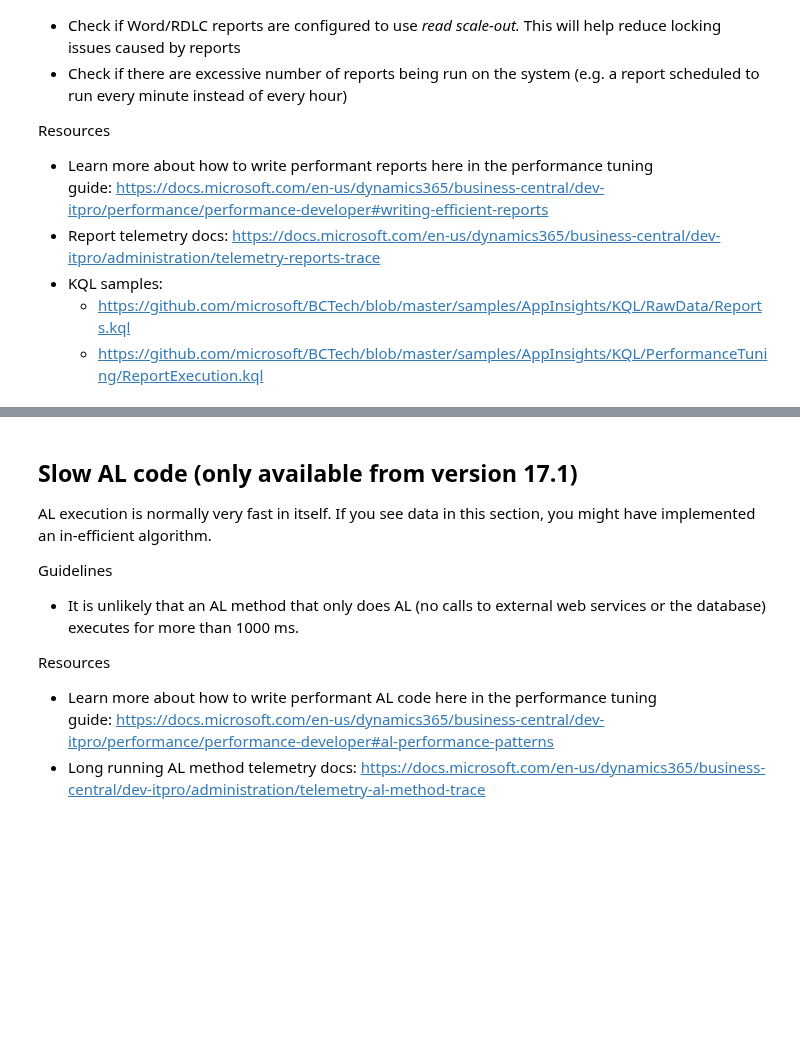
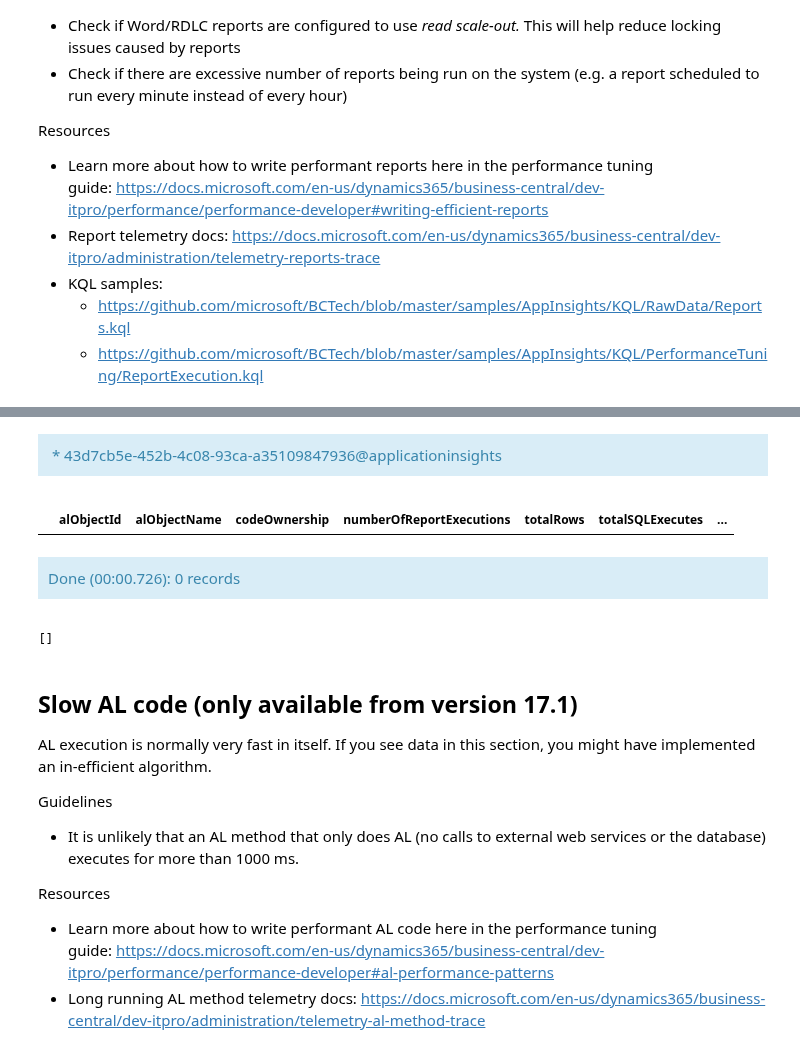
Before and after one commit to microsoft/BCTech, a Jupyter notebook: samples/AppInsights/TroubleShootingGuides/D365BC Troubleshooting Guides (TSG)/content/Performance-partner-code-TSG.ipynb, the cells around one changed output, grey strips where cells are left out. Drawn from its saved outputs; the diff is of its cells as text; code cells hidden in the pictures; blank space fills up the shorter version.

```diff
--- a/samples/AppInsights/TroubleShootingGuides/D365BC Troubleshooting Guides (TSG)/content/Performance-partner-code-TSG.ipynb
+++ b/samples/AppInsights/TroubleShootingGuides/D365BC Troubleshooting Guides (TSG)/content/Performance-partner-code-TSG.ipynb
@@ -617,34 +704,39 @@ let _startDate = startDate;
 let _endDate = endDate;
 traces
 | where 1==1
     and timestamp >= todatetime(_startDate)
     and timestamp <= todatetime(_endDate) + totimespan(24h) - totimespan(1ms)
-    and customDimensions.aadTenantId == _aadTenantId
+    and (_aadTenantId == '' or customDimensions.aadTenantId == _aadTenantId)
     and (_environmentName == '' or customDimensions.environmentName == _environmentName )
     and (_extensionId == '' or customDimensions.extensionId == _extensionId)
     and customDimensions.eventId == 'RT0006'
 | extend alObjectId = toint(customDimensions.alObjectId)
 | where alObjectId between (50000 .. 99999) or alObjectId between (1000000 .. 74999999)
 | extend codeOwnership = case(
       alObjectId between (50000 .. 99999), 'ENVIRONMENT'
     , alObjectId between (1000000 .. 69999999), 'ISV_ONPREM'
     , alObjectId between (70000000 .. 74999999), 'ISV_ONLINE'
     , 'MICROSOFT'
 )
 | project numberOfRows = toint(customDimensions.numberOfRows)
 , sqlRowsRead = toint( customDimensions.sqlRowsRead )
 , sqlExecutes = toint( customDimensions.sqlExecutes )
 , alObjectName = tostring( customDimensions.alObjectName )
 , alObjectId = tostring( customDimensions.alObjectId )
 , codeOwnership
 , extensionPublisher = tostring(customDimensions.extensionPublisher )
 | where isnotnull( sqlExecutes ) and isnotnull( sqlRowsRead )
 | summarize numberOfReportExecutions=count(), totalRows=sum(numberOfRows), totalSQLExecutes = sum(sqlExecutes), totalSQLRowsRead = sum(sqlRowsRead)
 by alObjectId, alObjectName, codeOwnership
 | extend sqlratio = toreal(totalSQLRowsRead)/totalSQLExecutes
 , datasetratio = toreal(totalRows)/totalSQLExecutes
 | order by sqlratio asc
 | limit 10
+# %% [output]
+* 43d7cb5e-452b-4c08-93ca-a35109847936@applicationinsights
+|  | alObjectId | alObjectName | codeOwnership | numberOfReportExecutions | totalRows | totalSQLExecutes | ... |
+Done (00:00.726): 0 records
+[]
 # %% [markdown]
 ## Slow AL code (only available from version 17.1)
 AL execution is normally very fast in itself. If you see data in this section, you might have implemented an in-efficient algorithm.
```
Also changed, not shown: parts of 20 cells of this notebook, 7 other files.
